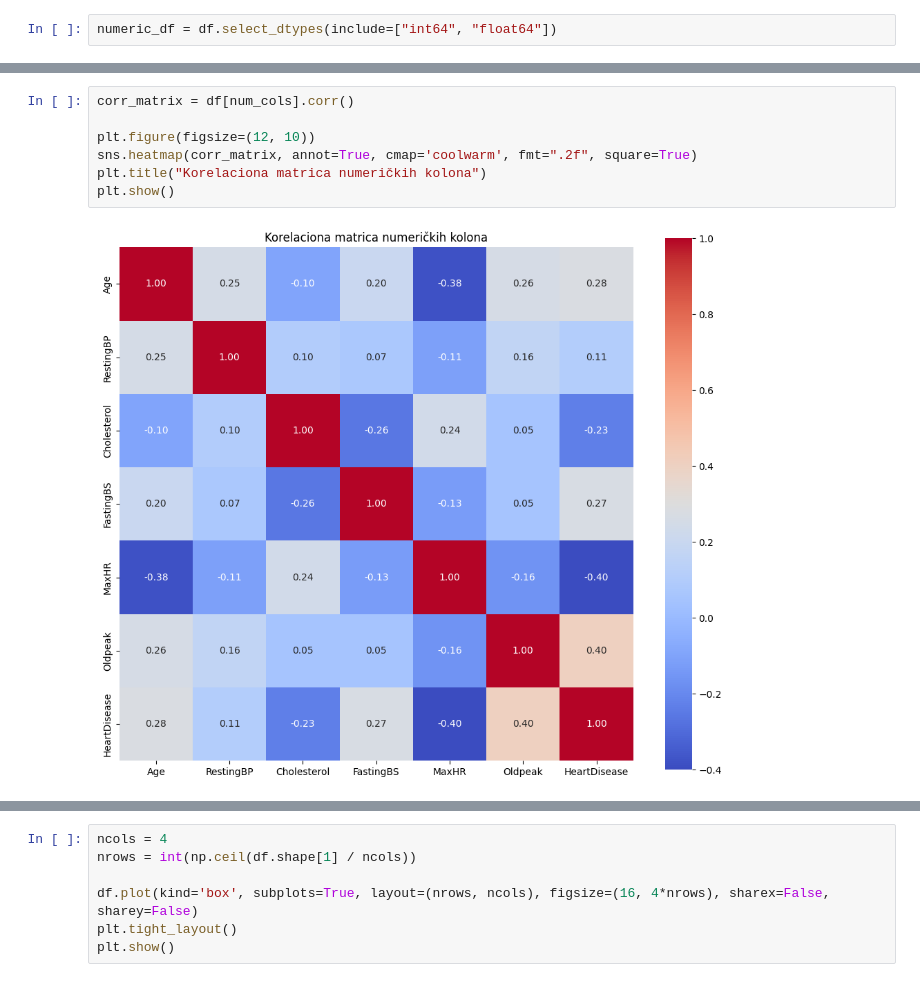
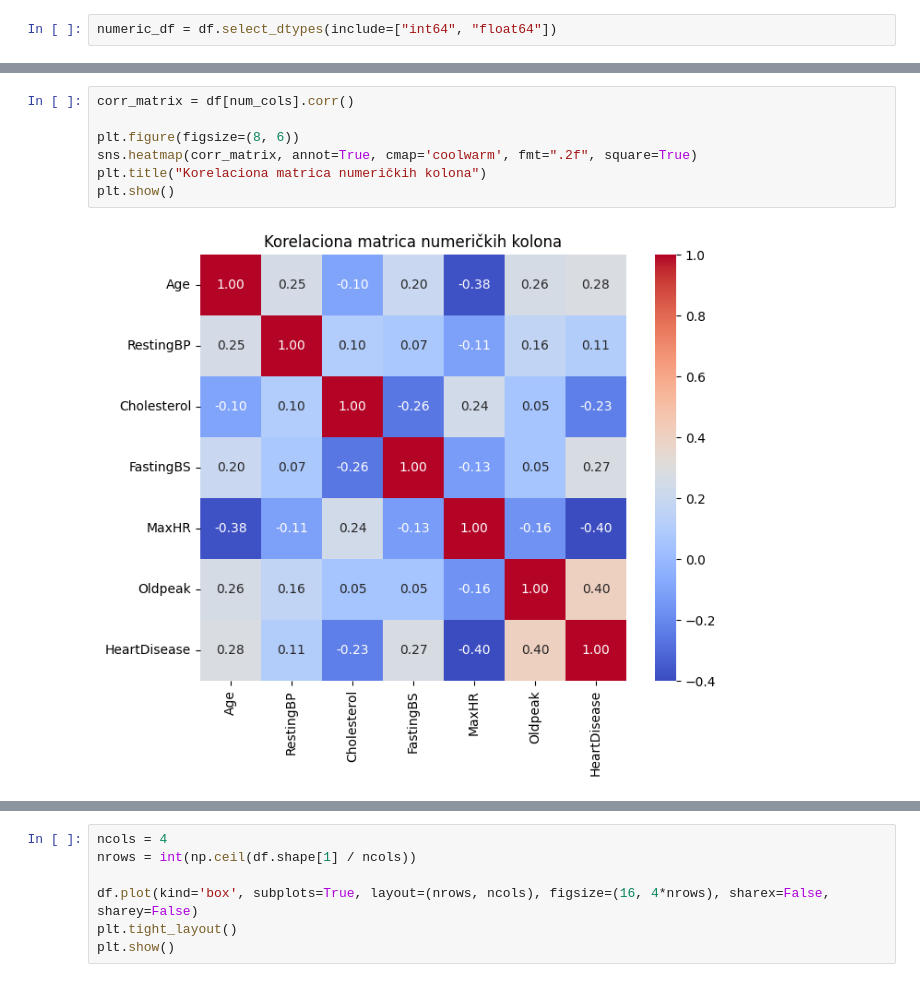
Before and after one commit to jovanasstojanovic01/Dealing-with-noisy-data, a Jupyter notebook: ŠumUPodacima_JovanaStojanović_1902.ipynb, the cells around one changed output, grey strips where cells are left out. Cells and saved outputs as stored; diff of their text form.

```diff
--- a/ŠumUPodacima_JovanaStojanović_1902.ipynb
+++ b/ŠumUPodacima_JovanaStojanović_1902.ipynb
@@ -188,9 +268,9 @@ plt.show()
 # %%
 corr_matrix = df[num_cols].corr()
 
-plt.figure(figsize=(12, 10))
+plt.figure(figsize=(8, 6))
 sns.heatmap(corr_matrix, annot=True, cmap='coolwarm', fmt=".2f", square=True)
 plt.title("Korelaciona matrica numeričkih kolona")
 plt.show()
 # %% [output]
-[figure, old version]
+[figure, new version]
```
Also changed, not shown: parts of 43 cells of this notebook.
